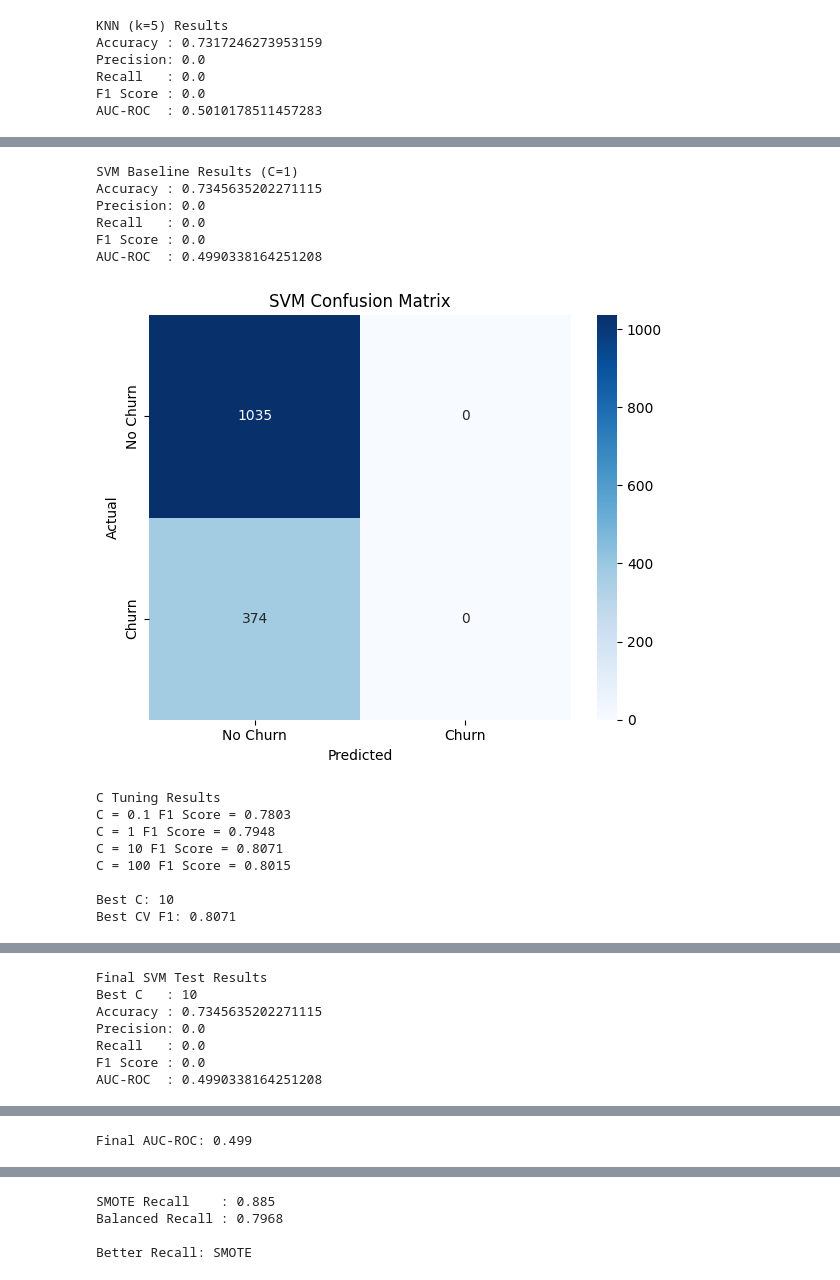
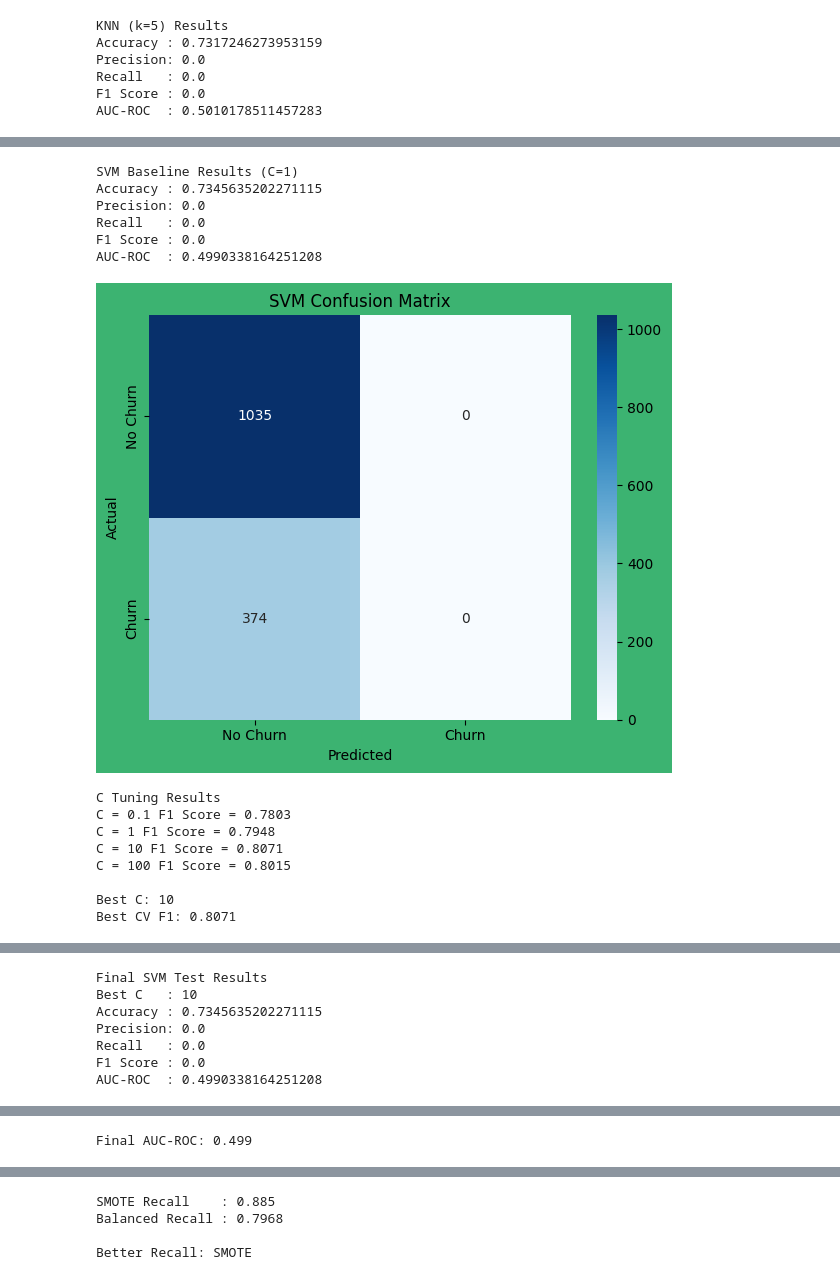
Before and after one commit to zalarahul973-design/Supervised-Learning-practical_Exam-Customer-Churn-Prediction-Multi-Algorithm-Classification-Showdown, a Jupyter notebook: practical.ipynb, the cells around one changed output, grey strips where cells are left out. Drawn from its saved outputs; the diff is of its cells as text; code cells hidden in the pictures.

```diff
--- a/practical.ipynb
+++ b/practical.ipynb
@@ -694,9 +697,9 @@ from sklearn.metrics import (
     roc_curve
 )
 
-# --------------------------------------------------
+
 # 1. Train SVM Baseline
-# --------------------------------------------------
+
 
 svm_model = SVC(
     kernel="rbf",
@@ -713,9 +716,8 @@ y_pred_svm = svm_model.predict(X_test)
 y_prob_svm = svm_model.predict_proba(X_test)[:, 1]
 
 
-# --------------------------------------------------
 # 2. Report Metrics
-# --------------------------------------------------
+
 
 print("SVM Baseline Results (C=1)")
 
@@ -726,13 +728,13 @@ print("F1 Score :", f1_score(y_test, y_pred_svm))
 print("AUC-ROC  :", roc_auc_score(y_test, y_prob_svm))
 
 
-# --------------------------------------------------
+
 # 3. Confusion Matrix
-# --------------------------------------------------
+
 
 cm = confusion_matrix(y_test, y_pred_svm)
 
-plt.figure(figsize=(6, 5))
+plt.figure(figsize=(6, 5),facecolor="mediumseagreen")
 
 sns.heatmap(
     cm,
@@ -793,11 +795,10 @@ print("\nBest C:", best_C)
 print("Best CV F1:", round(max(f1_scores), 4))
 
 
-# --------------------------------------------------
 # 5. Plot C vs F1
-# --------------------------------------------------
 
-plt.figure(figsize=(7, 5))
+
+plt.figure(figsize=(7, 5),facecolor="goldenrod")
 
 plt.plot(
     C_values,
@@ -815,9 +816,8 @@ plt.grid()
 plt.show()
 
 
-# --------------------------------------------------
 # 6. Re-train with Best C
-# --------------------------------------------------
+
 
 final_svm = SVC(
     kernel="rbf",
@@ -839,9 +839,8 @@ y_pred_final = final_svm.predict(X_test)
 y_prob_final = final_svm.predict_proba(X_test)[:, 1]
 
 
-# --------------------------------------------------
 # 7. Final Test Metrics
-# --------------------------------------------------
+
 
 print("\nFinal SVM Test Results")
 
@@ -853,9 +852,9 @@ print("F1 Score :", f1_score(y_test, y_pred_final))
 print("AUC-ROC  :", roc_auc_score(y_test, y_prob_final))
 
 
-# --------------------------------------------------
+
 # 8. Final ROC Curve
-# --------------------------------------------------
+
 
 fpr, tpr, thresholds = roc_curve(
     y_test,
@@ -867,38 +866,38 @@ auc_score = roc_auc_score(
     y_prob_final
 )
 
-plt.figure(figsize=(7, 5))
+plt.figure(figsize=(7, 5),facecolor="teal")
 
 plt.plot(
     fpr,
     tpr,
     label=f"SVM (AUC = {auc_score:.3f})"
 )
 
 plt.plot(
     [0, 1],
     [0, 1],
     linestyle="--",
     label="Random Classifier"
 )
 
 plt.xlabel("False Positive Rate")
 plt.ylabel("True Positive Rate")
 plt.title(f"SVM ROC Curve (Best C={best_C})")
 plt.legend()
 plt.grid()
 
 plt.show()
 
 print("Final AUC-ROC:", round(auc_score, 3))
 # %% [output]
 SVM Baseline Results (C=1)
 Accuracy : 0.7345635202271115
 Precision: 0.0
 Recall   : 0.0
 F1 Score : 0.0
 AUC-ROC  : 0.4990338164251208
-[figure, old version]
+[figure, new version]
 C Tuning Results
 C = 0.1 F1 Score = 0.7803
 C = 1 F1 Score = 0.7948
```
Also changed, not shown: parts of 11 cells of this notebook.
